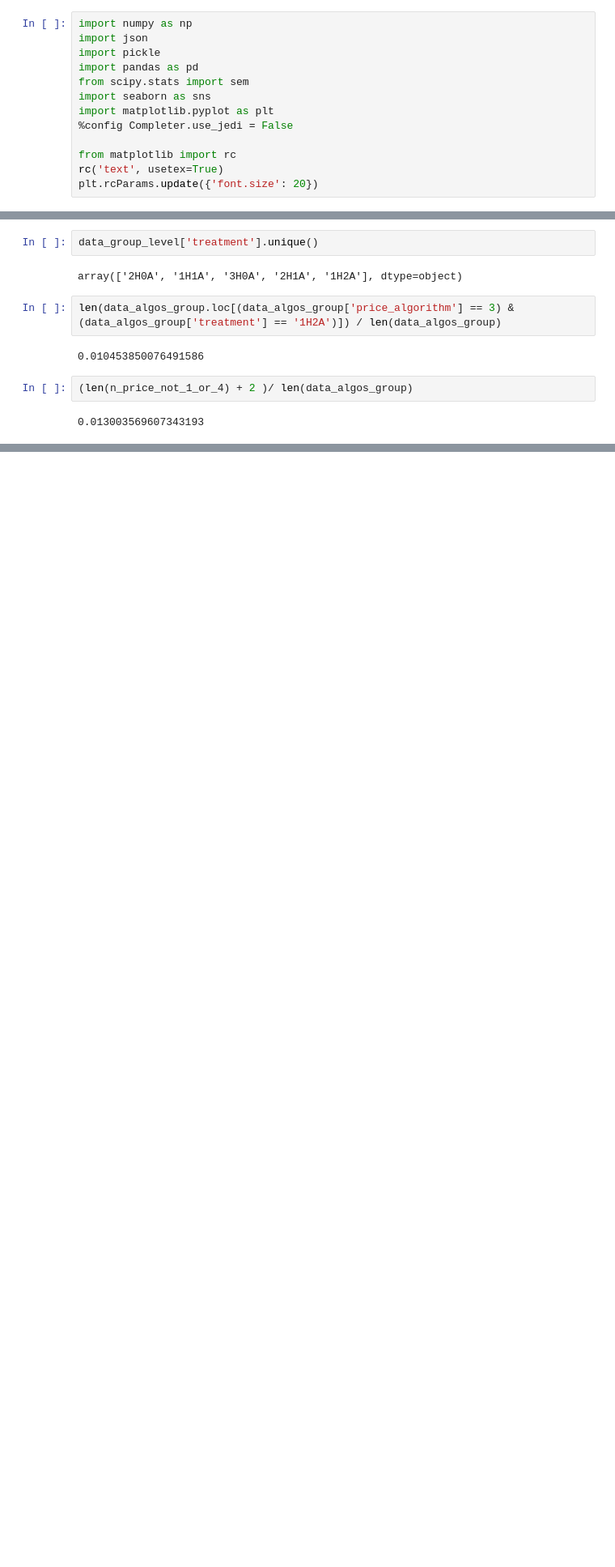
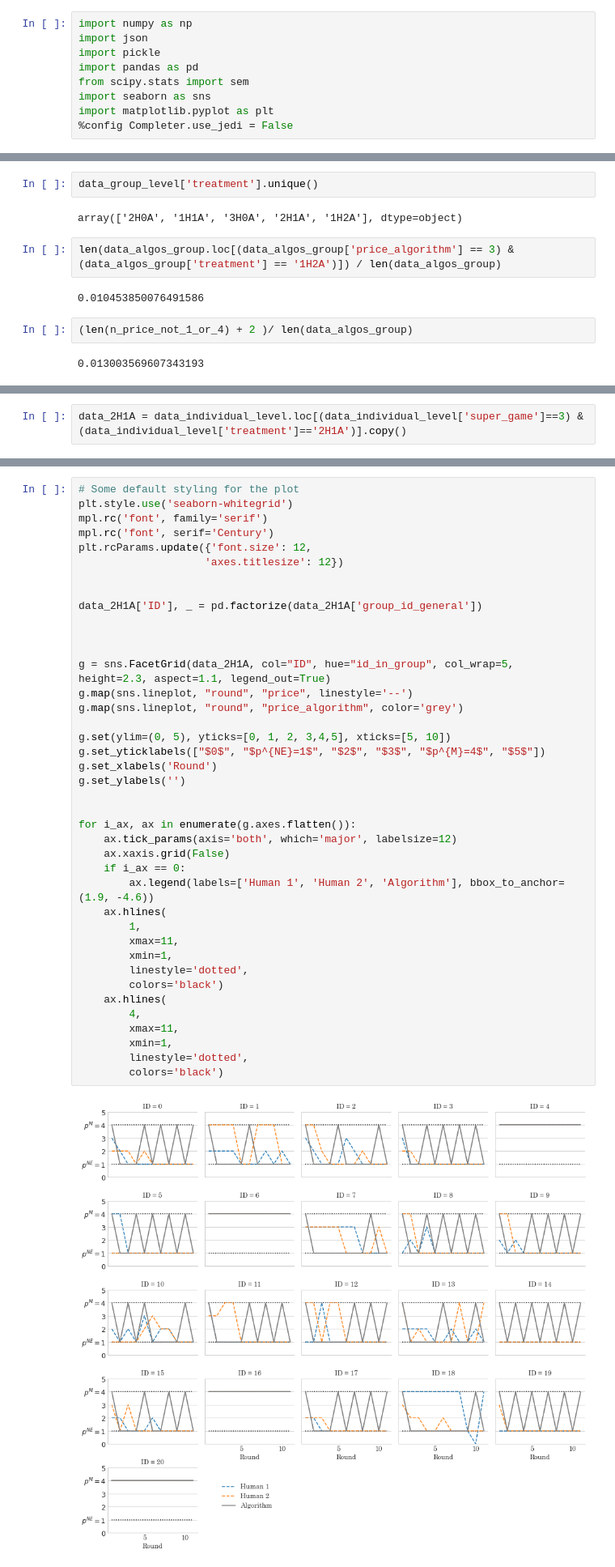
Before and after one commit to ToFeWe/q-learning-replication-code, a Jupyter notebook: src/sandbox/Adhoc_analysis_for_paper.ipynb, the cells around one changed output, grey strips where cells are left out. Shown at 81% size. Drawn from its saved outputs; the diff is of its cells as text; blank space fills up the shorter version.

Commit message:
reworked some figure

```diff
--- a/src/sandbox/Adhoc_analysis_for_paper.ipynb
+++ b/src/sandbox/Adhoc_analysis_for_paper.ipynb
@@ -19,10 +19,6 @@ from scipy.stats import sem
 import seaborn as sns
 import matplotlib.pyplot as plt
 %config Completer.use_jedi = False
-
-from matplotlib import rc
-rc('text', usetex=True)
-plt.rcParams.update({'font.size': 20})
 # %% [markdown]
 # Are fully algortihmic markets more collusive than fully human markets?
 
@@ -316,0 +316,2 @@ len(data_algos_group.loc[(data_algos_group['price_algorithm'] == 3) & (data_algo
+# %%
+data_2H1A = data_individual_level.loc[(data_individual_level['super_game']==3) & (data_individual_level['treatment']=='2H1A')].copy()
@@ -316,0 +320,42 @@ len(data_algos_group.loc[(data_algos_group['price_algorithm'] == 3) & (data_algo
+# %%
+# Some default styling for the plot
+plt.style.use('seaborn-whitegrid')
+mpl.rc('font', family='serif')
+mpl.rc('font', serif='Century')
+plt.rcParams.update({'font.size': 12,
+                    'axes.titlesize': 12})
+
+
+data_2H1A['ID'], _ = pd.factorize(data_2H1A['group_id_general'])
+
+
+
+g = sns.FacetGrid(data_2H1A, col="ID", hue="id_in_group", col_wrap=5, height=2.3, aspect=1.1, legend_out=True)
+g.map(sns.lineplot, "round", "price", linestyle='--')
+g.map(sns.lineplot, "round", "price_algorithm", color='grey')
+
+g.set(ylim=(0, 5), yticks=[0, 1, 2, 3,4,5], xticks=[5, 10])
+g.set_yticklabels(["$0$", "$p^{NE}=1$", "$2$", "$3$", "$p^{M}=4$", "$5$"])
+g.set_xlabels('Round')
+g.set_ylabels('')
+
+
+for i_ax, ax in enumerate(g.axes.flatten()):
+    ax.tick_params(axis='both', which='major', labelsize=12)
+    ax.xaxis.grid(False)
+    if i_ax == 0:
+        ax.legend(labels=['Human 1', 'Human 2', 'Algorithm'], bbox_to_anchor=(1.9, -4.6))
+    ax.hlines(
+        1,
+        xmax=11,
+        xmin=1,
+        linestyle='dotted',
+        colors='black')
+    ax.hlines(
+        4,
+        xmax=11,
+        xmin=1,
+        linestyle='dotted',
+        colors='black')
+# %% [output]
+[figure, added]
```
Also changed, not shown: parts of 3 cells of this notebook, 4 other files.
